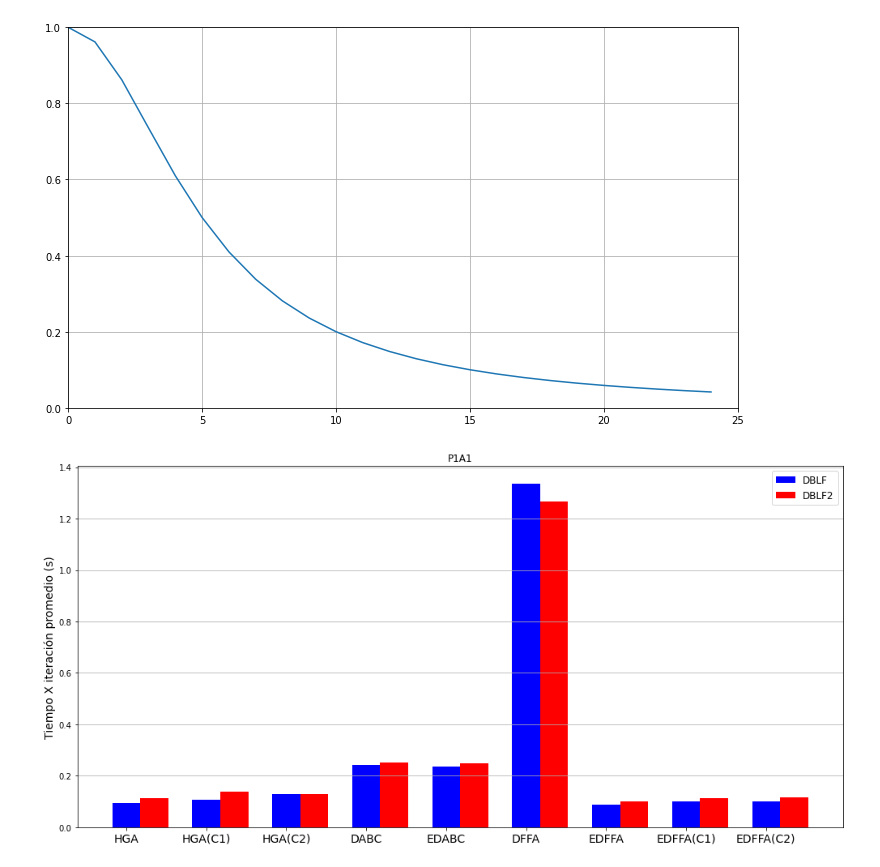
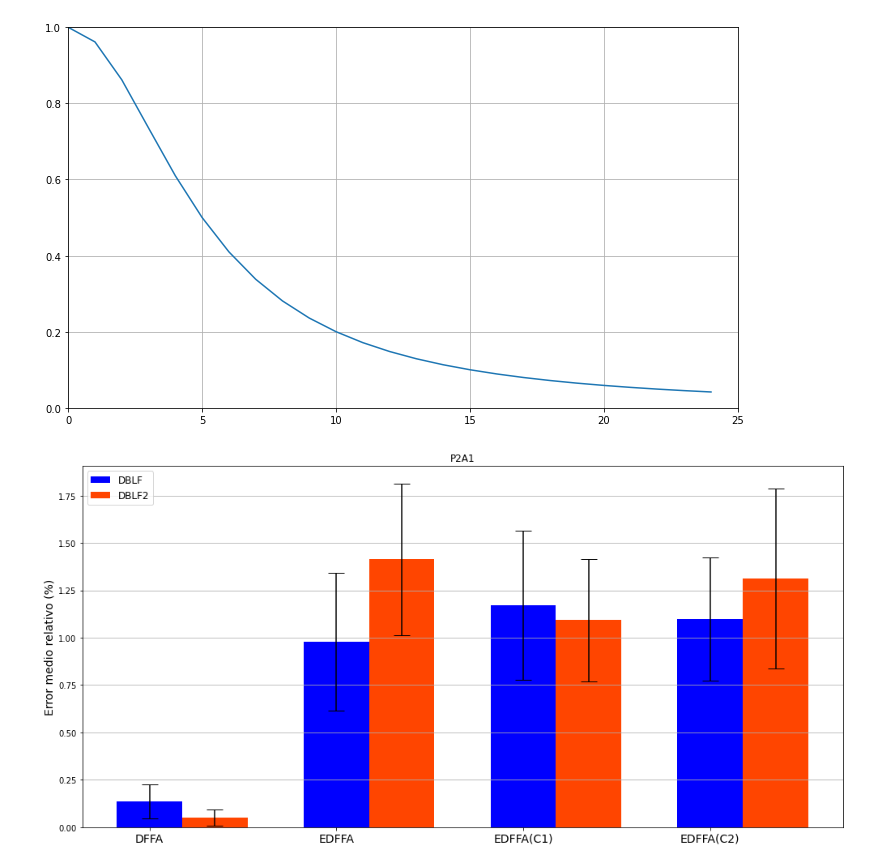
Before and after one commit to Nicolas3094/BBP3DPython, a Jupyter notebook: test2.ipynb, the cells around one changed output. Cells and saved outputs as stored; diff of their text form; code cells hidden in the pictures.

```diff
--- a/test2.ipynb
+++ b/test2.ipynb
@@ -26,63 +26,97 @@ def getData(name:str,problemas:list[list[int]]):
     alg = problemas[1]
     lst1=[]
     lst2=[]
+    error1=[]
+    error2=[]
     for p in problems:
         for a in alg:
             path="Results/P"+str(p)+"A"+str(a)+"/"
             data = np.array(pd.read_csv(path+name+".csv",sep=" ",header=None))
             h1 = data[:20]
             h2 = data[20:]
+            h1[:,0] = ((1-h1[:,0])/h1[:,0])*100
+            h2[:,0] = ((1-h2[:,0])/h2[:,0])*100
             mean1 = np.mean(h1,axis=0)
-            mean2=np.mean(h2,axis=0)
+            mean2 = np.mean(h2,axis=0)
+            var1 = (np.std(h1,axis=0)/np.sqrt(np.size(h1)))*1.96
+            var2 = (np.std(h2,axis=0)/np.sqrt(np.size(h2)))*1.96
+            error1.append(var1)
+            error2.append(var2)
             lst1.append(mean1)
             lst2.append(mean2)
-    return (lst1,lst2)
+    return (lst1,lst2,error1,error2)
 def CreateDataMean(names:list[str],problemas:list[list[int]]):
     g1=[]
     g2=[]
+    e1=[]
+    e2=[]
     for nm in names:
-        lst1,lst2 = getData(nm,problemas)
+        lst1,lst2,err1,err2 = getData(nm,problemas)
         g1.append(lst1)
         g2.append(lst2)
-    return (g1,g2)
+        e1.append(err1)
+        e2.append(err2)
+    return (g1,g2,e1,e2)
 
 def GetParam(ix:int,names:list[str],problemas:list[list[int]]):
     lst1 = []
     lst2=[]
-    g1,g2 =CreateDataMean(names,problemas)
+    err1=[]
+    err2=[]
+    g1,g2,e1,e2 =CreateDataMean(names,problemas)
+
     for i in np.arange(len(g1[0])):
         aux = []
         aux2=[]
+        er1=[]
+        er2=[]
         for j in np.arange(len(g1)):
-            #aux.append(g1[j][i][ix])
-            #aux2.append(g2[j][i][ix])
-            aux.append(g1[j][i][ix]/g1[j][i][ix-1])
-            aux2.append(g2[j][i][ix]/g2[j][i][ix-1])
-            #aux.append(((1-g1[j][i][ix])/g1[j][i][ix])*100)
-            #aux2.append(((1-g2[j][i][ix])/g2[j][i][ix])*100)
+            aux.append(g1[j][i][ix])
+            aux2.append(g2[j][i][ix])
+            er1.append(e1[j][i][ix])
+            er2.append(e2[j][i][ix])
+        err1.append(er1)
+        err2.append(er2)
         lst1.append(aux)
         lst2.append(aux2)
-    return lst1,lst2
-def PlotBar(algs:list,algs2:list,names:list[str],title:str,yname:str,foldernm:str):
+    return lst1,lst2,err1,err2
+def PlotBar(algs:list,algs2:list,err1:list,err2:list,names:list[str],title:str,param:int):
+    if param ==0:
+        yname="Error medio relativo (%)"
+    elif param == 1:
+        yname="Cajas faltantes promedio"
+    elif param == 2:
+        yname = "Iteración media"
+    elif param == 3:
+        yname = "Tiempo medio (s)"
+    else:
+        yname="Tiempo/iteración media (s)"
+
     X=np.arange(len(names))
-    Xp = [i + 0.35 for i in range(len(names))]
     fig, ax = plt.subplots(figsize=(14, 7))
-    #ax:plt.Axes = fig.add_subplot(111)
-    ax.bar(X+0, algs,color='b',width=0.35,label="DBLF")
-    ax.bar(X+0.35, algs2,color='r',width=0.35,label="DBLF2")
+    ax.bar(X+0, algs,color='blue',width=0.35,label="DBLF",yerr=err1, ecolor='black', capsize=10)
+    ax.bar(X+0.35, algs2,color='orangered',width=0.35,label="DBLF2",yerr=err2, ecolor='black', capsize=10)
     ax.set_title(label=title,fontdict={"fontsize":12})
     ax.set_ylabel(yname,{"fontsize":14})
     ax.legend(prop={"size":12})
     plt.xticks(ticks=X,labels=names,fontsize=14)
     ax.grid(b=True,axis="y")
-    #fig.savefig("Images/"+foldernm+"/"+title+'.png')
+    #fig.savefig("Images/"+foldernm+"/"+title+'.jpg')
     fig.tight_layout()
 
-names = ['HGA', 'HGA(C1)','HGA(C2)', 'DABC', 'EDABC', 'DFFA','EDFFA', 'EDFFA(C1)', 'EDFFA(C2)']
-algsNm=["P1A1","P1A2","P2A1","P2A2"]
-algs,algs2 = GetParam(3,["HAG","c1HAG","c2HAG","DABC","EDABC","DFFA","EDFFA","c1EDFFA","c2EDFFA"],[[1,2],[1,2]])
+namesHAG = ['HGA', 'HGA(C1)','HGA(C2)']
+pathAG=["HAG","c1HAG","c2HAG"]
+namesABC=['DABC','EDABC']
+pathABC=["DABC","EDABC"]
+namesFFA=['DFFA',"EDFFA","EDFFA(C1)","EDFFA(C2)"]
+pathFFA=['DFFA',"EDFFA","c1EDFFA","c2EDFFA"]
 
+algsNm=["P2A1","P2A2"]
+
+param = 0
+
+algs,algs2,err1,err2 = GetParam(param,pathFFA,[[2],[1,2]])
 for i in np.arange(len(algs)):
-    PlotBar(algs[i],algs2[i],names,algsNm[i],"Tiempo X iteración promedio (s)","errorm")
+    PlotBar(algs[i],algs2[i],err1[i],err2[i],namesFFA,algsNm[i],param)
 # %% [output]
-[figure, old version]
+[figure, new version]
```
Also changed, not shown: parts of 1 cell of this notebook, 34 other files.
